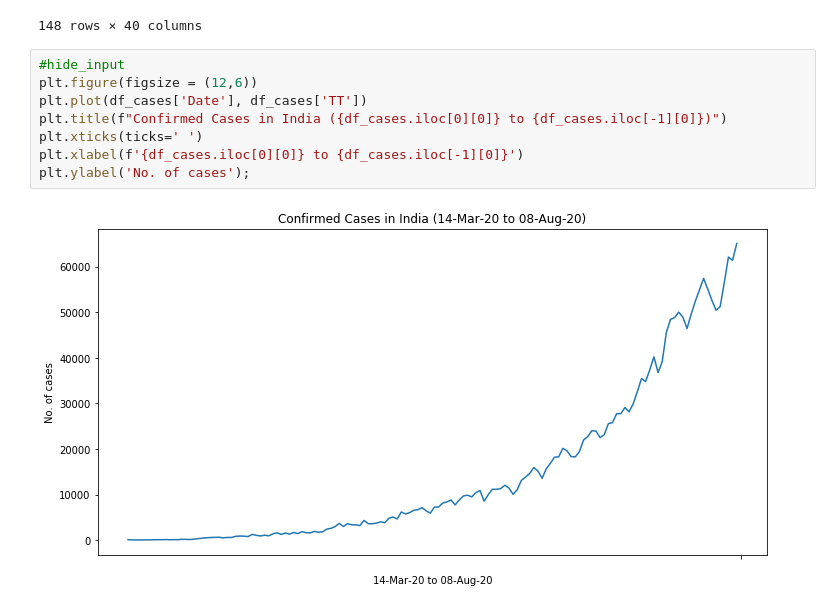
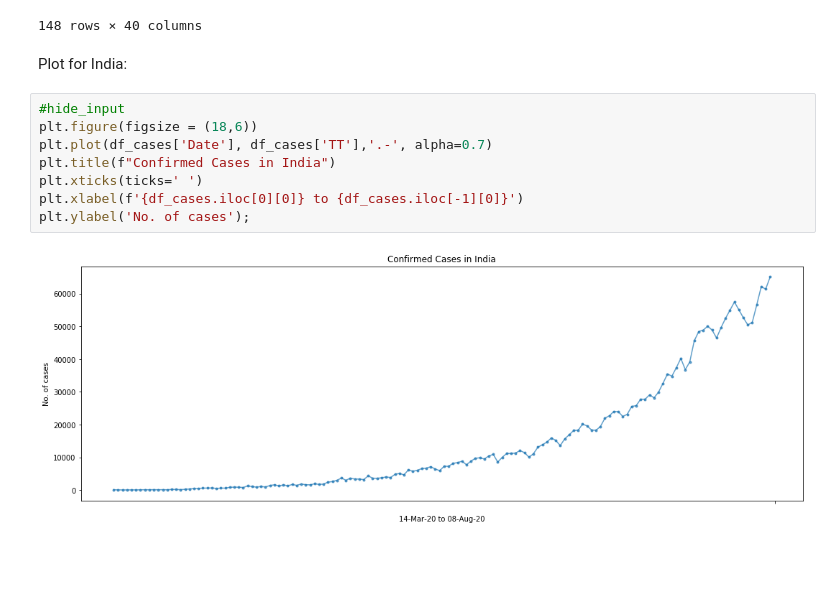
Before and after one commit to vai-bhav-m/DS-blog, a Jupyter notebook: _notebooks/2020-08-09-DailyUpdate.ipynb, the cells around one changed output. Drawn from its saved outputs; the diff is of its cells as text; blank space fills up the shorter version.

```diff
--- a/_notebooks/2020-08-09-DailyUpdate.ipynb
+++ b/_notebooks/2020-08-09-DailyUpdate.ipynb
@@ -136,13 +136,15 @@ df_cases
 | 438 | 07-Aug-20 | 61455 | 99 | 10171 | 101 | 2679 | 3646 | 47 | 388 | 44 | ... | ... |
 | 441 | 08-Aug-20 | 65156 | 129 | 10080 | 68 | 2218 | 3992 | 52 | 447 | 51 | ... | ... |
 148 rows × 40 columns
+# %% [markdown]
+Plot for India:
 # %%
 #hide_input
-plt.figure(figsize = (12,6))
-plt.plot(df_cases['Date'], df_cases['TT'])
-plt.title(f"Confirmed Cases in India ({df_cases.iloc[0][0]} to {df_cases.iloc[-1][0]})")
+plt.figure(figsize = (18,6))
+plt.plot(df_cases['Date'], df_cases['TT'],'.-', alpha=0.7)
+plt.title(f"Confirmed Cases in India")
 plt.xticks(ticks=' ')
 plt.xlabel(f'{df_cases.iloc[0][0]} to {df_cases.iloc[-1][0]}')
 plt.ylabel('No. of cases');
 # %% [output]
-[figure, old version]
+[figure, new version]
```
Also changed, not shown: parts of 2 cells of this notebook.
